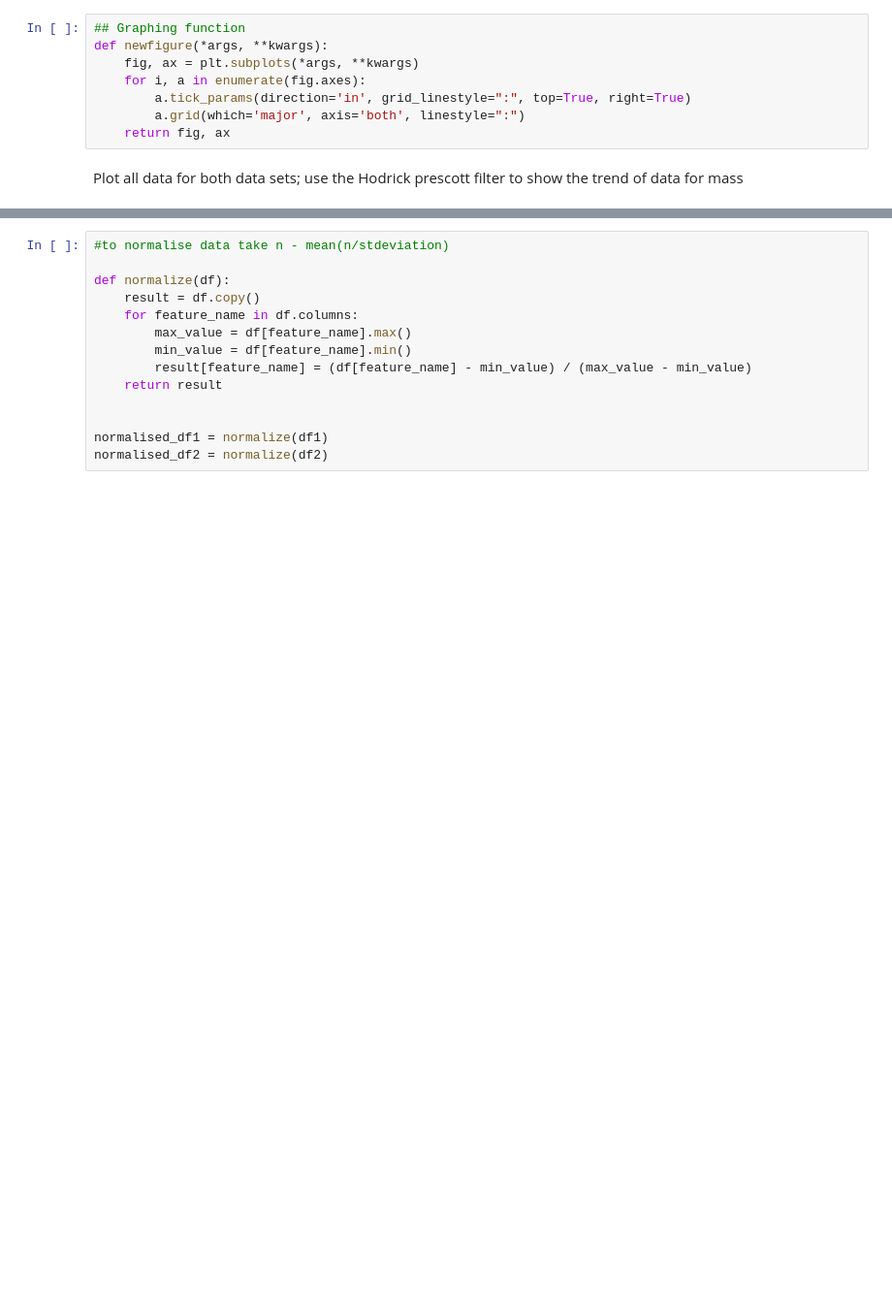
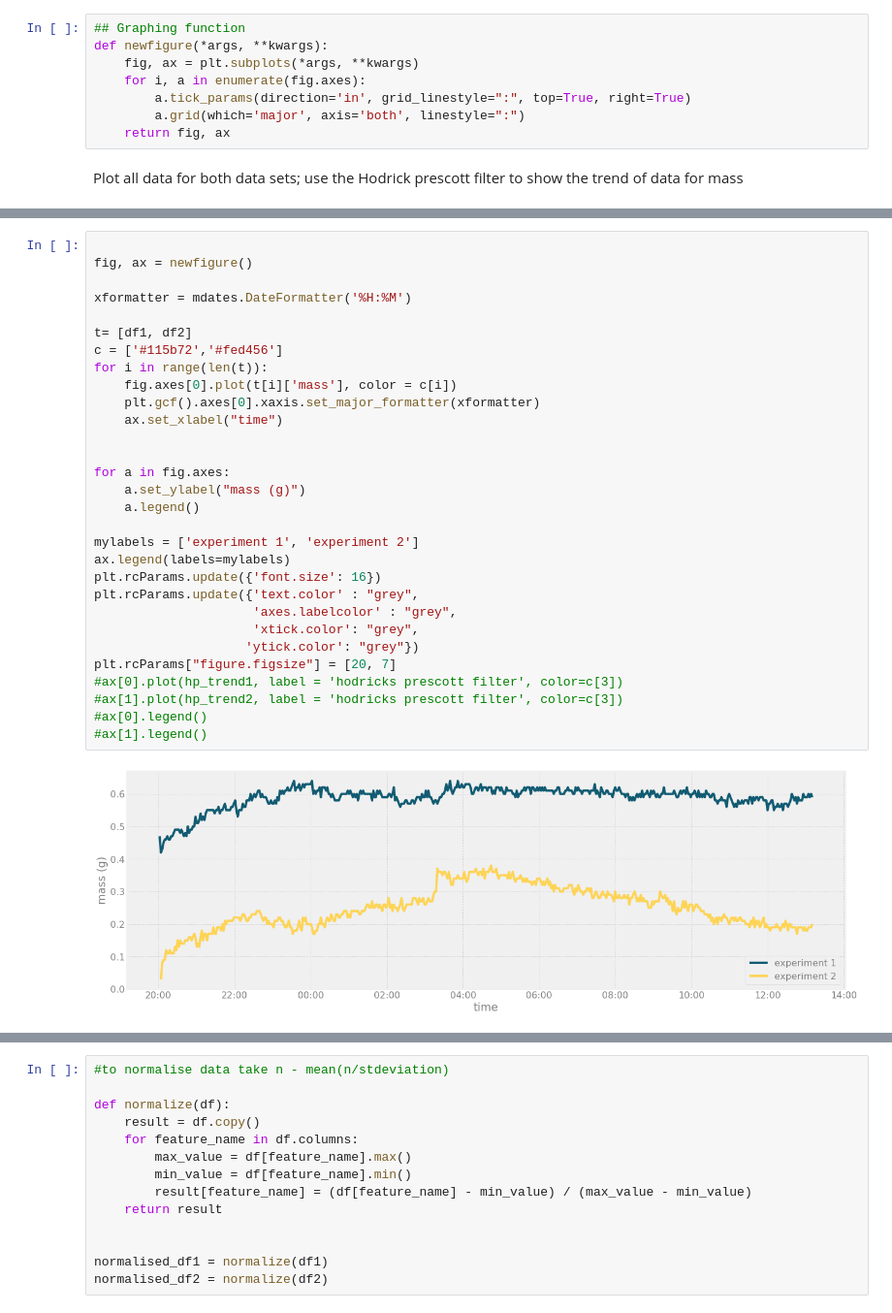
Before and after one commit to leahpattison/atmosphericWaterCollector, a Jupyter notebook: size0/Time Series Analysis 0 - heat.ipynb, the cells around one changed output, grey strips where cells are left out. Shown: that part at 97% size. Saved outputs shown, nothing was run; the diff lists cells and outputs as text; blank space fills up the shorter version.

```diff
--- a/size0/Time Series Analysis 0 - heat.ipynb
+++ b/size0/Time Series Analysis 0 - heat.ipynb
@@ -129,0 +183,32 @@ ax[2, 1].plot(hp_trend2)
+# %%
+
+fig, ax = newfigure()
+
+xformatter = mdates.DateFormatter('%H:%M')
+
+t= [df1, df2]
+c = ['#115b72','#fed456']
+for i in range(len(t)):
+    fig.axes[0].plot(t[i]['mass'], color = c[i])
+    plt.gcf().axes[0].xaxis.set_major_formatter(xformatter)
+    ax.set_xlabel("time")
+
+
+for a in fig.axes:
+    a.set_ylabel("mass (g)")
+    a.legend()
+
+mylabels = ['experiment 1', 'experiment 2']
+ax.legend(labels=mylabels)
+plt.rcParams.update({'font.size': 16})
+plt.rcParams.update({'text.color' : "grey",
+                     'axes.labelcolor' : "grey",
+                     'xtick.color': "grey",
+                    'ytick.color': "grey"})
+plt.rcParams["figure.figsize"] = [20, 7]
+#ax[0].plot(hp_trend1, label = 'hodricks prescott filter', color=c[3])
+#ax[1].plot(hp_trend2, label = 'hodricks prescott filter', color=c[3])
+#ax[0].legend()
+#ax[1].legend()
+# %% [output]
+[figure, added]
```
Also changed, not shown: parts of 7 cells of this notebook, 2 other files.
